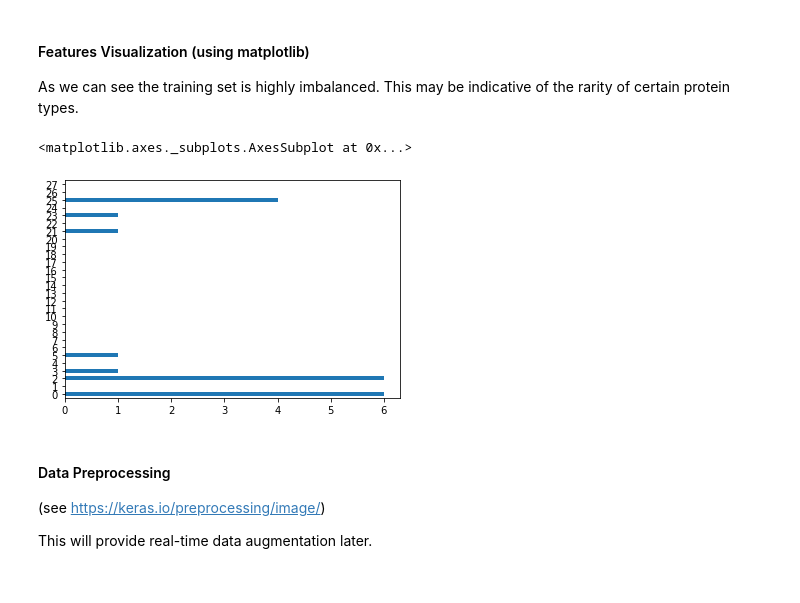
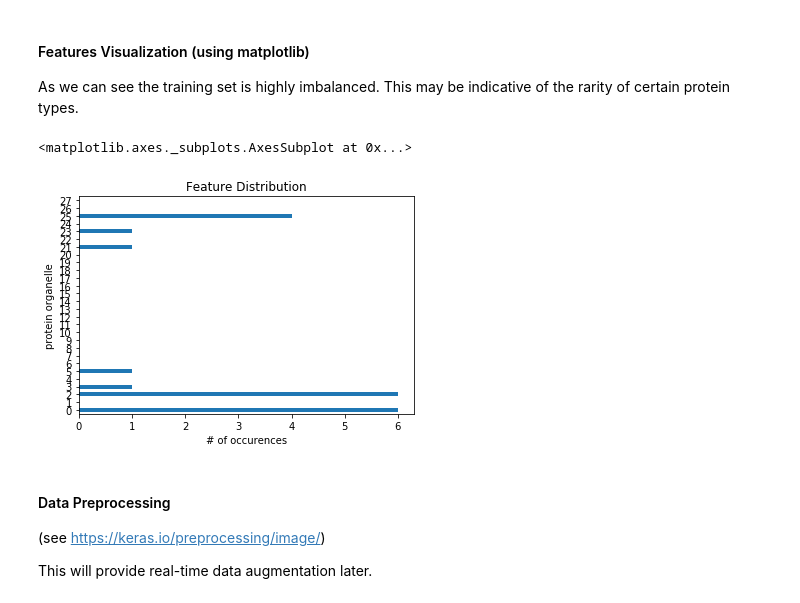
Before and after one commit to YuhanLee/kaggle-human-protein-atlas-image-classification, a Jupyter notebook: protein_classification.ipynb, the cells around one changed output. Saved outputs shown, nothing was run; the diff lists cells and outputs as text; code cells hidden in the pictures.

Commit message:
plot labels + title

```diff
--- a/protein_classification.ipynb
+++ b/protein_classification.ipynb
@@ -214,11 +214,14 @@ As we can see the training set is highly imbalanced.
 This may be indicative of the rarity of certain protein types.
 # %%
 plt.figure()
+plt.title("Feature Distribution")
+plt.xlabel("# of occurences")
+plt.ylabel("protein organelle")
 # If this gives a boring graph, increase the subset size to look at more features.
 training_set.astype(bool).sum(axis=0).plot(kind='barh')
 # %% [output]
 <matplotlib.axes._subplots.AxesSubplot at 0x...>
-[figure, old version]
+[figure, new version]
 # %% [markdown]
 #### Data Preprocessing
 
```
Also changed, not shown: parts of 1 cell of this notebook.
